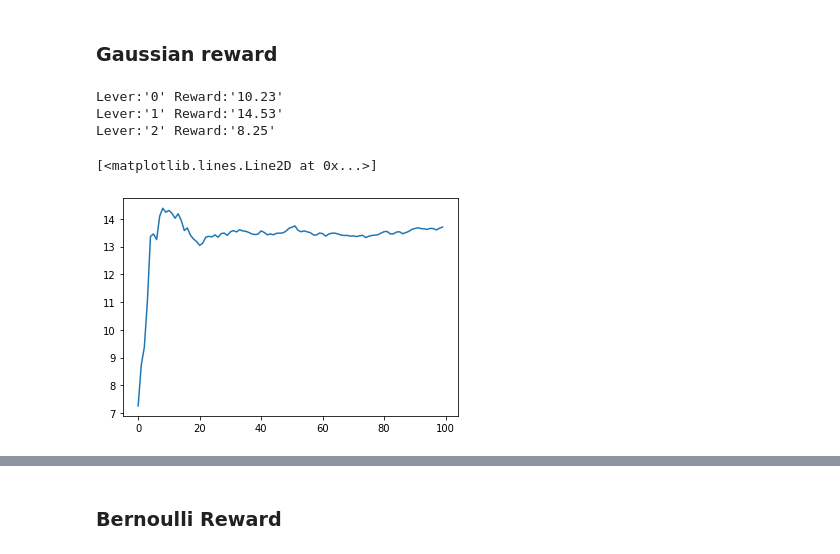
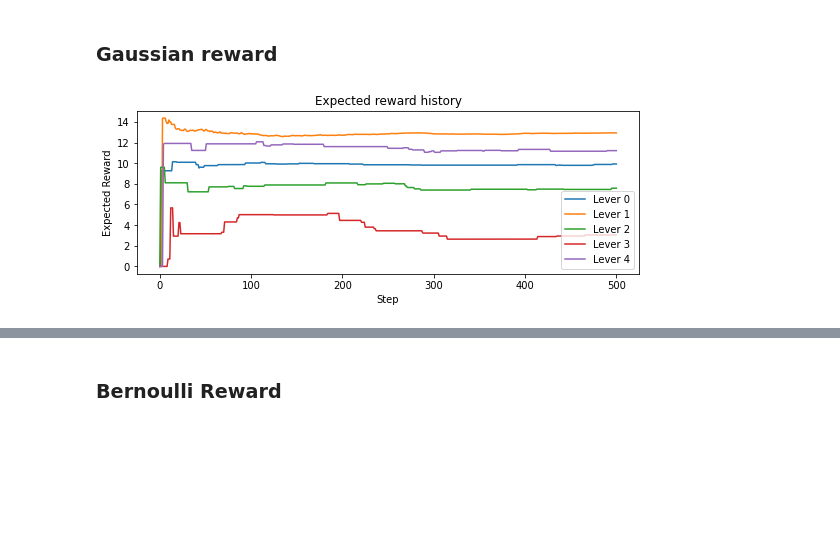
Before and after one commit to Tauranis/rl-playground, a Jupyter notebook: notebooks/MAB.ipynb, the cells around one changed output, grey strips where cells are left out. Drawn from its saved outputs; the diff is of its cells as text; code cells hidden in the pictures; blank space fills up the shorter version.

Commit message:
Add reward history plot

```diff
--- a/notebooks/MAB.ipynb
+++ b/notebooks/MAB.ipynb
@@ -185,14 +241,7 @@ mab_agent_gaussian = run_mab(
-# %%
-print(mab_agent_gaussian.report)
-# %% [output]
-Lever:'0' Reward:'10.23'
-Lever:'1' Reward:'14.53'
-Lever:'2' Reward:'8.25'
-# %%
-plt.plot(mab_agent_gaussian.overall_expected_reward_list)
-# %% [output]
-[<matplotlib.lines.Line2D at 0x...>]
-[figure, removed]
+# %%
+mab_agent_gaussian.plot_reward_history()
+# %% [output]
+[figure, added]
 # %%
 mab_agent_gaussian.plot_sequence()
 # %% [output]
```
Also changed, not shown: parts of 15 cells of this notebook.
